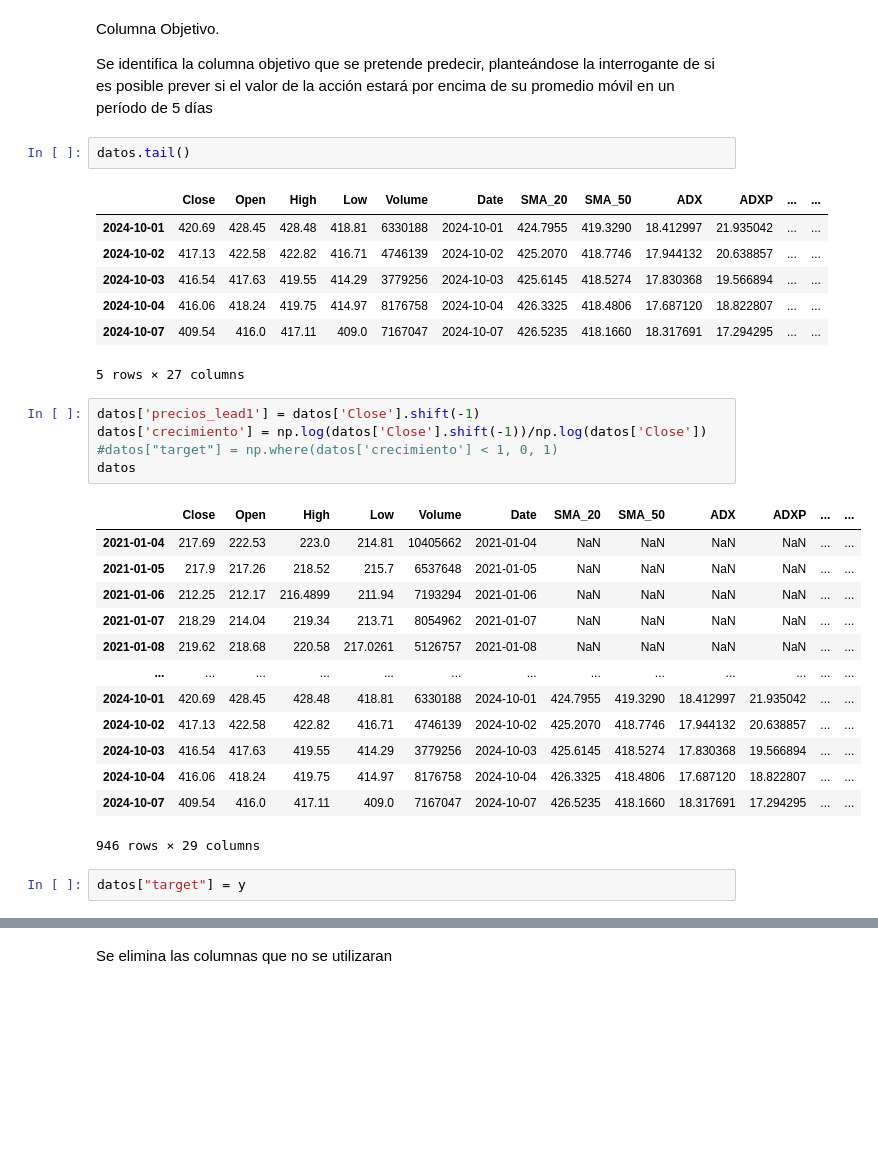
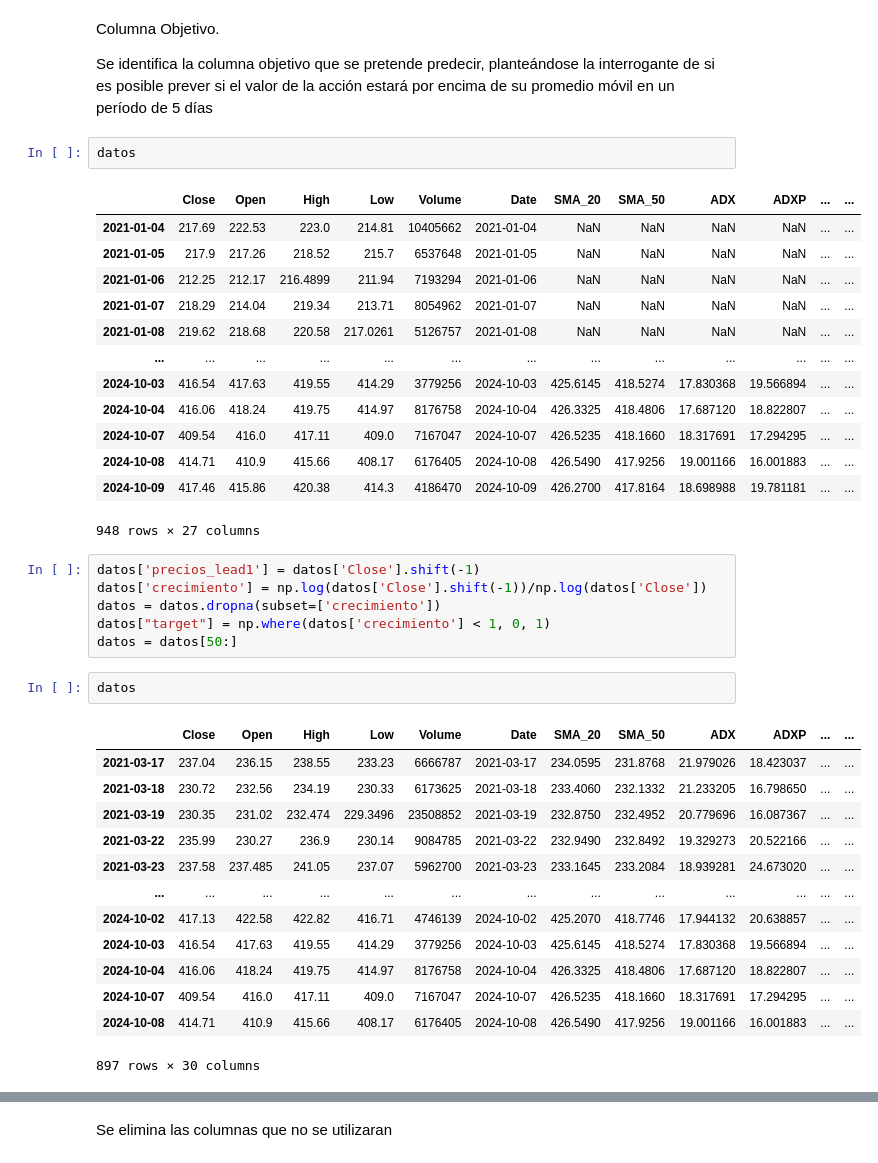
Before and after one commit to neftalivldz/finanzas_2024_agosto, a Jupyter notebook: 07_Python_XGboost_ajusteClase.ipynb, the cells around one changed output, grey strips where cells are left out. Saved outputs shown, nothing was run; the diff lists cells and outputs as text; blank space fills up the shorter version.

```diff
--- a/07_Python_XGboost_ajusteClase.ipynb
+++ b/07_Python_XGboost_ajusteClase.ipynb
@@ -418,34 +418,41 @@ Columna Objetivo.
 
 Se identifica la columna objetivo que se pretende predecir, planteándose la interrogante de si es posible prever si el valor de la acción estará por encima de su promedio móvil en un período de 5 días
 # %%
-datos.tail()
+datos
 # %% [output]
 |  | Close | Open | High | Low | Volume | Date | SMA_20 | SMA_50 | ADX | ADXP | ... | ... |
-| 2024-10-01 | 420.69 | 428.45 | 428.48 | 418.81 | 6330188 | 2024-10-01 | 424.7955 | 419.3290 | 18.412997 | 21.935042 | ... | ... |
-| 2024-10-02 | 417.13 | 422.58 | 422.82 | 416.71 | 4746139 | 2024-10-02 | 425.2070 | 418.7746 | 17.944132 | 20.638857 | ... | ... |
+| 2021-01-04 | 217.69 | 222.53 | 223.0 | 214.81 | 10405662 | 2021-01-04 | NaN | NaN | NaN | NaN | ... | ... |
+| 2021-01-05 | 217.9 | 217.26 | 218.52 | 215.7 | 6537648 | 2021-01-05 | NaN | NaN | NaN | NaN | ... | ... |
+| 2021-01-06 | 212.25 | 212.17 | 216.4899 | 211.94 | 7193294 | 2021-01-06 | NaN | NaN | NaN | NaN | ... | ... |
+| 2021-01-07 | 218.29 | 214.04 | 219.34 | 213.71 | 8054962 | 2021-01-07 | NaN | NaN | NaN | NaN | ... | ... |
+| 2021-01-08 | 219.62 | 218.68 | 220.58 | 217.0261 | 5126757 | 2021-01-08 | NaN | NaN | NaN | NaN | ... | ... |
+| ... | ... | ... | ... | ... | ... | ... | ... | ... | ... | ... | ... | ... |
 | 2024-10-03 | 416.54 | 417.63 | 419.55 | 414.29 | 3779256 | 2024-10-03 | 425.6145 | 418.5274 | 17.830368 | 19.566894 | ... | ... |
 | 2024-10-04 | 416.06 | 418.24 | 419.75 | 414.97 | 8176758 | 2024-10-04 | 426.3325 | 418.4806 | 17.687120 | 18.822807 | ... | ... |
 | 2024-10-07 | 409.54 | 416.0 | 417.11 | 409.0 | 7167047 | 2024-10-07 | 426.5235 | 418.1660 | 18.317691 | 17.294295 | ... | ... |
+| 2024-10-08 | 414.71 | 410.9 | 415.66 | 408.17 | 6176405 | 2024-10-08 | 426.5490 | 417.9256 | 19.001166 | 16.001883 | ... | ... |
+| 2024-10-09 | 417.46 | 415.86 | 420.38 | 414.3 | 4186470 | 2024-10-09 | 426.2700 | 417.8164 | 18.698988 | 19.781181 | ... | ... |
-5 rows × 27 columns
+948 rows × 27 columns
 # %%
 datos['precios_lead1'] = datos['Close'].shift(-1)
 datos['crecimiento'] = np.log(datos['Close'].shift(-1))/np.log(datos['Close'])
-#datos["target"] = np.where(datos['crecimiento'] < 1, 0, 1)
-datos
+datos = datos.dropna(subset=['crecimiento'])
+datos["target"] = np.where(datos['crecimiento'] < 1, 0, 1)
+datos = datos[50:]
-# %% [output]
-|  | Close | Open | High | Low | Volume | Date | SMA_20 | SMA_50 | ADX | ADXP | ... | ... |
-| 2021-01-04 | 217.69 | 222.53 | 223.0 | 214.81 | 10405662 | 2021-01-04 | NaN | NaN | NaN | NaN | ... | ... |
-| 2021-01-05 | 217.9 | 217.26 | 218.52 | 215.7 | 6537648 | 2021-01-05 | NaN | NaN | NaN | NaN | ... | ... |
-| 2021-01-06 | 212.25 | 212.17 | 216.4899 | 211.94 | 7193294 | 2021-01-06 | NaN | NaN | NaN | NaN | ... | ... |
-| 2021-01-07 | 218.29 | 214.04 | 219.34 | 213.71 | 8054962 | 2021-01-07 | NaN | NaN | NaN | NaN | ... | ... |
-| 2021-01-08 | 219.62 | 218.68 | 220.58 | 217.0261 | 5126757 | 2021-01-08 | NaN | NaN | NaN | NaN | ... | ... |
-| ... | ... | ... | ... | ... | ... | ... | ... | ... | ... | ... | ... | ... |
-| 2024-10-01 | 420.69 | 428.45 | 428.48 | 418.81 | 6330188 | 2024-10-01 | 424.7955 | 419.3290 | 18.412997 | 21.935042 | ... | ... |
-| 2024-10-02 | 417.13 | 422.58 | 422.82 | 416.71 | 4746139 | 2024-10-02 | 425.2070 | 418.7746 | 17.944132 | 20.638857 | ... | ... |
-| 2024-10-03 | 416.54 | 417.63 | 419.55 | 414.29 | 3779256 | 2024-10-03 | 425.6145 | 418.5274 | 17.830368 | 19.566894 | ... | ... |
-| 2024-10-04 | 416.06 | 418.24 | 419.75 | 414.97 | 8176758 | 2024-10-04 | 426.3325 | 418.4806 | 17.687120 | 18.822807 | ... | ... |
-| 2024-10-07 | 409.54 | 416.0 | 417.11 | 409.0 | 7167047 | 2024-10-07 | 426.5235 | 418.1660 | 18.317691 | 17.294295 | ... | ... |
-946 rows × 29 columns
 # %%
-datos["target"] = y
+datos
+# %% [output]
+|  | Close | Open | High | Low | Volume | Date | SMA_20 | SMA_50 | ADX | ADXP | ... | ... |
+| 2021-03-17 | 237.04 | 236.15 | 238.55 | 233.23 | 6666787 | 2021-03-17 | 234.0595 | 231.8768 | 21.979026 | 18.423037 | ... | ... |
+| 2021-03-18 | 230.72 | 232.56 | 234.19 | 230.33 | 6173625 | 2021-03-18 | 233.4060 | 232.1332 | 21.233205 | 16.798650 | ... | ... |
+| 2021-03-19 | 230.35 | 231.02 | 232.474 | 229.3496 | 23508852 | 2021-03-19 | 232.8750 | 232.4952 | 20.779696 | 16.087367 | ... | ... |
+| 2021-03-22 | 235.99 | 230.27 | 236.9 | 230.14 | 9084785 | 2021-03-22 | 232.9490 | 232.8492 | 19.329273 | 20.522166 | ... | ... |
+| 2021-03-23 | 237.58 | 237.485 | 241.05 | 237.07 | 5962700 | 2021-03-23 | 233.1645 | 233.2084 | 18.939281 | 24.673020 | ... | ... |
+| ... | ... | ... | ... | ... | ... | ... | ... | ... | ... | ... | ... | ... |
+| 2024-10-02 | 417.13 | 422.58 | 422.82 | 416.71 | 4746139 | 2024-10-02 | 425.2070 | 418.7746 | 17.944132 | 20.638857 | ... | ... |
+| 2024-10-03 | 416.54 | 417.63 | 419.55 | 414.29 | 3779256 | 2024-10-03 | 425.6145 | 418.5274 | 17.830368 | 19.566894 | ... | ... |
+| 2024-10-04 | 416.06 | 418.24 | 419.75 | 414.97 | 8176758 | 2024-10-04 | 426.3325 | 418.4806 | 17.687120 | 18.822807 | ... | ... |
+| 2024-10-07 | 409.54 | 416.0 | 417.11 | 409.0 | 7167047 | 2024-10-07 | 426.5235 | 418.1660 | 18.317691 | 17.294295 | ... | ... |
+| 2024-10-08 | 414.71 | 410.9 | 415.66 | 408.17 | 6176405 | 2024-10-08 | 426.5490 | 417.9256 | 19.001166 | 16.001883 | ... | ... |
+897 rows × 30 columns
 # %%
```
Also changed, not shown: parts of 34 cells of this notebook.
